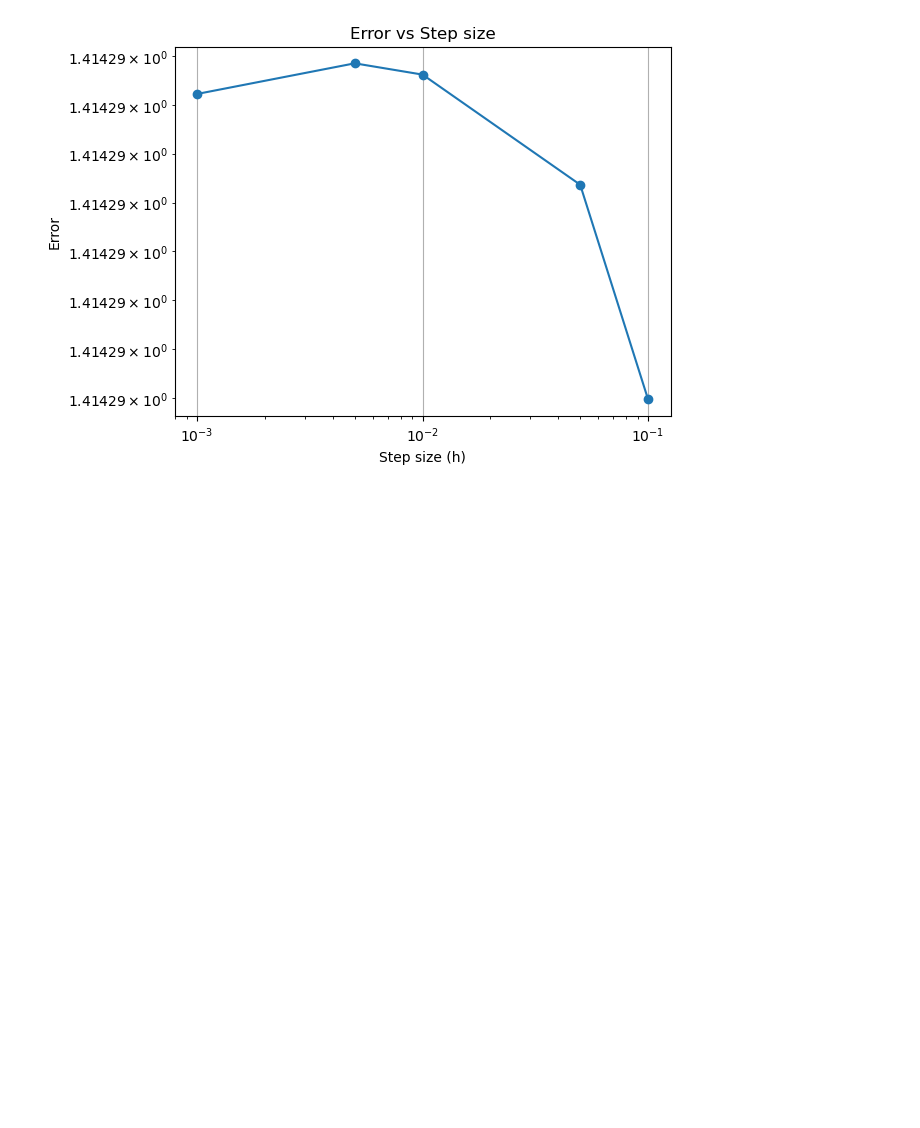
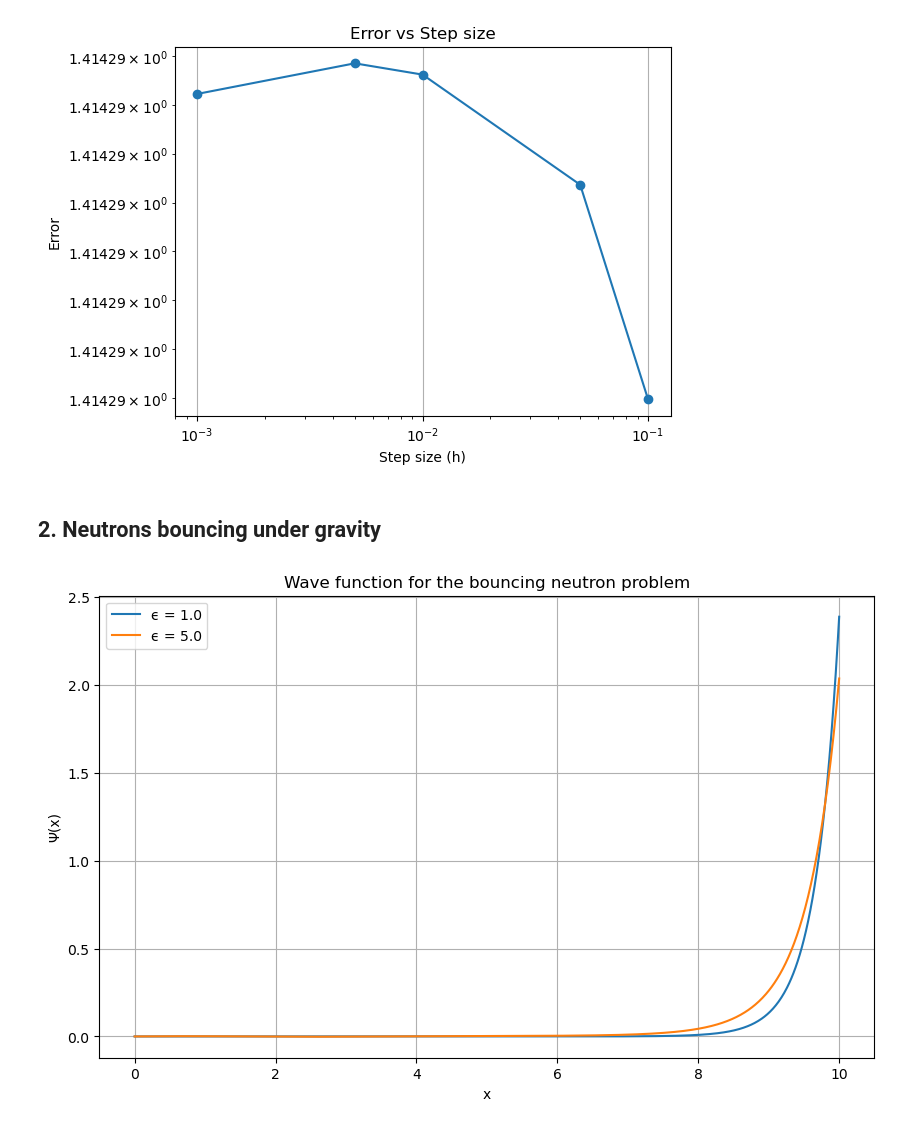
Before and after one commit to abalajiksh/intocompphysss25, a Jupyter notebook: sheet07/sheet07_Numerov.ipynb, the cells around one changed output. Saved outputs shown, nothing was run; the diff lists cells and outputs as text; code cells hidden in the pictures; blank space fills up the shorter version.

```diff
--- a/sheet07/sheet07_Numerov.ipynb
+++ b/sheet07/sheet07_Numerov.ipynb
@@ -149,3 +149,62 @@ plt.grid(True)
 plt.show()
 # %% [output]
 [figure]
+# %% [markdown]
+## 2. Neutrons bouncing under gravity
+# %%
+def numerov_method(epsilon, x_max, h):
+    """
+    Solve the dimensionless Schrödinger equation for the bouncing neutron problem
+    using the Numerov method.
+
+    Parameters:
+    epsilon (float): Dimensionless energy
+    x_max (float): Maximum value of x
+    h (float): Step size
+
+    Returns:
+    x (numpy array): Array of x values
+    psi (numpy array): Array of wave function values
+    """
+    # Initialize x array
+    x = np.arange(0, x_max + h, h)
+    N = len(x)
+
+    # Initialize wave function array
+    psi = np.zeros(N)
+
+    # Set initial conditions
+    psi[0] = 0.0
+    psi[1] = 0.1
+
+    # Numerov method
+    for i in range(1, N - 1):
+        g = epsilon - x[i]
+        psi[i+1] = (2 * psi[i] * (1 - 5/12 * h**2 * (epsilon - x[i-1])) - psi[i-1] * (1 + h**2/12 * (epsilon - x[i-2]))) / (1 + h**2/12 * g)
+
+    # Normalize the wave function
+    psi /= np.sqrt(np.sum(psi**2) * h)
+
+    return x, psi
+
+# Parameters
+x_max = 10.0
+h = 0.01
+
+# Values of epsilon
+epsilon_values = [1.0, 5.0]
+
+# Solve and plot for different values of epsilon
+plt.figure(figsize=(10, 6))
+for epsilon in epsilon_values:
+    x, psi = numerov_method(epsilon, x_max, h)
+    plt.plot(x, psi, label=f'ϵ = {epsilon}')
+
+plt.xlabel('x')
+plt.ylabel('Ψ(x)')
+plt.title('Wave function for the bouncing neutron problem')
+plt.legend()
+plt.grid(True)
+plt.show()
+# %% [output]
+[figure, added]
```
Also changed, not shown: parts of 1 cell of this notebook.
